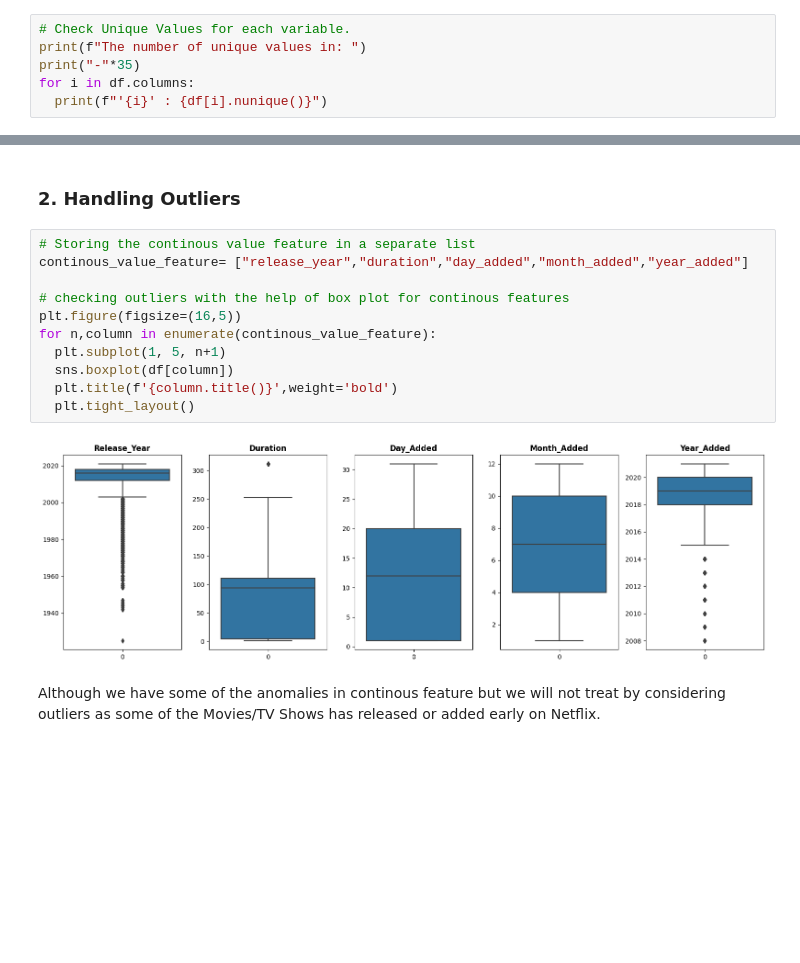
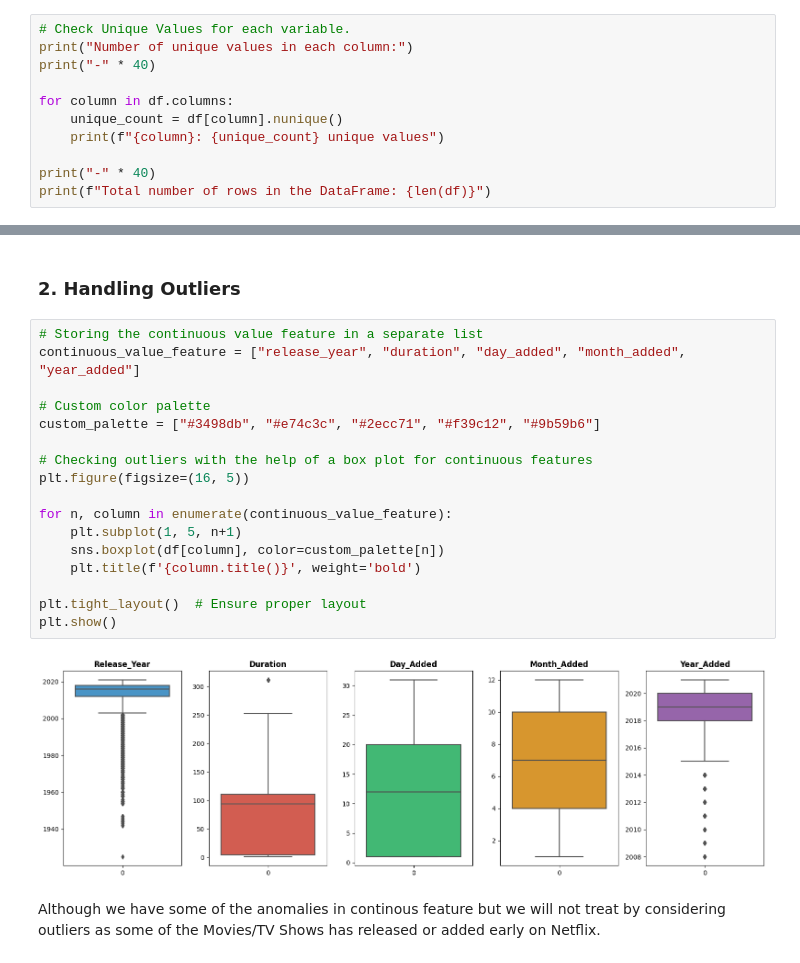
Before and after one commit to Pawanme9034/Netflix_Movies_And_TvShows_Clustering, a Jupyter notebook: Netflix_Movies_And_TvShows_Clustering.ipynb, the cells around one changed output, grey strips where cells are left out. Drawn from its saved outputs; the diff is of its cells as text; blank space fills up the shorter version.

```diff
--- a/Netflix_Movies_And_TvShows_Clustering.ipynb
+++ b/Netflix_Movies_And_TvShows_Clustering.ipynb
@@ -258,8 +258,13 @@ The variable description of the Netflix Movies and TV Shows Clustering Dataset i
 ### Check Unique Values for each variable.
 # %%
 # Check Unique Values for each variable.
-print(f"The number of unique values in: ")
-print("-"*35)
-for i in df.columns:
-  print(f"'{i}' : {df[i].nunique()}")
+print("Number of unique values in each column:")
+print("-" * 40)
+
+for column in df.columns:
+    unique_count = df[column].nunique()
+    print(f"{column}: {unique_count} unique values")
+
+print("-" * 40)
+print(f"Total number of rows in the DataFrame: {len(df)}")
 # %% [output]
@@ -1396,18 +1393,24 @@ Let's move ahead, as we have already dealed with null/missing values from our da
 # %% [markdown]
 ### 2. Handling Outliers
 # %%
-# Storing the continous value feature in a separate list
-continous_value_feature= ["release_year","duration","day_added","month_added","year_added"]
+# Storing the continuous value feature in a separate list
+continuous_value_feature = ["release_year", "duration", "day_added", "month_added", "year_added"]
 
-# checking outliers with the help of box plot for continous features
-plt.figure(figsize=(16,5))
-for n,column in enumerate(continous_value_feature):
-  plt.subplot(1, 5, n+1)
-  sns.boxplot(df[column])
-  plt.title(f'{column.title()}',weight='bold')
-  plt.tight_layout()
+# Custom color palette
+custom_palette = ["#3498db", "#e74c3c", "#2ecc71", "#f39c12", "#9b59b6"]
+
+# Checking outliers with the help of a box plot for continuous features
+plt.figure(figsize=(16, 5))
+
+for n, column in enumerate(continuous_value_feature):
+    plt.subplot(1, 5, n+1)
+    sns.boxplot(df[column], color=custom_palette[n])
+    plt.title(f'{column.title()}', weight='bold')
+
+plt.tight_layout()  # Ensure proper layout
+plt.show()
 # %% [output]
-[figure, old version]
+[figure, new version]
 # %% [markdown]
 Although we have some of the anomalies in continous feature but we will not treat by considering outliers as some of the Movies/TV Shows has released or added early on Netflix.
 # %% [markdown]
```
Also changed, not shown: parts of 22 cells of this notebook.
